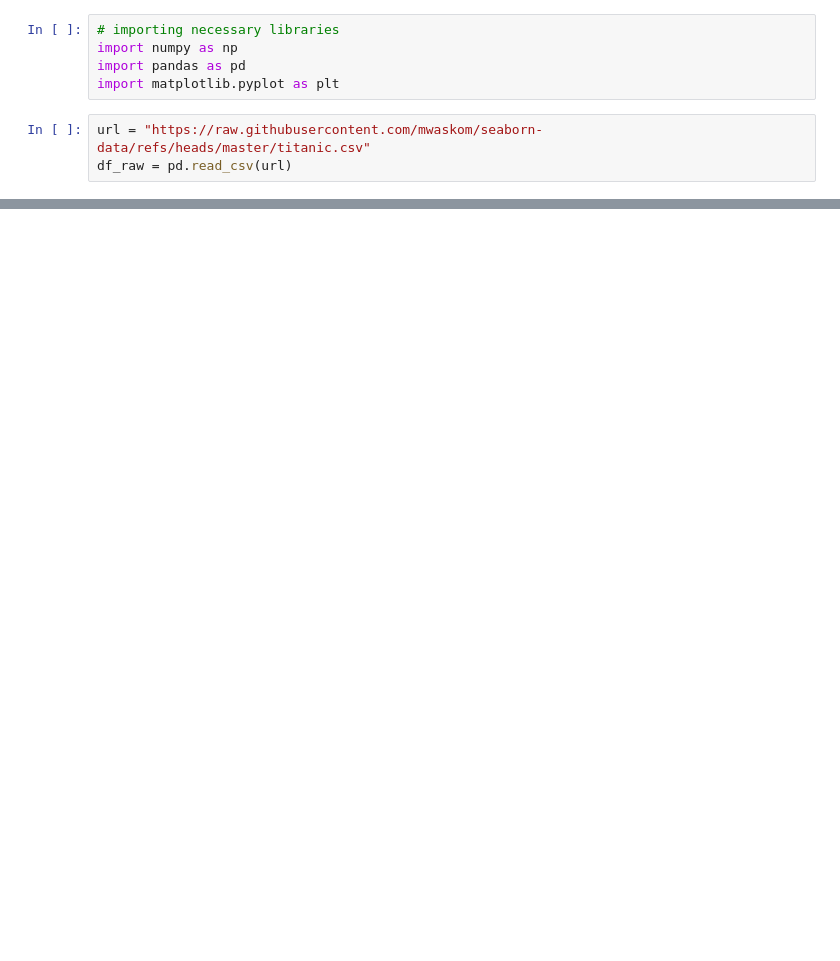
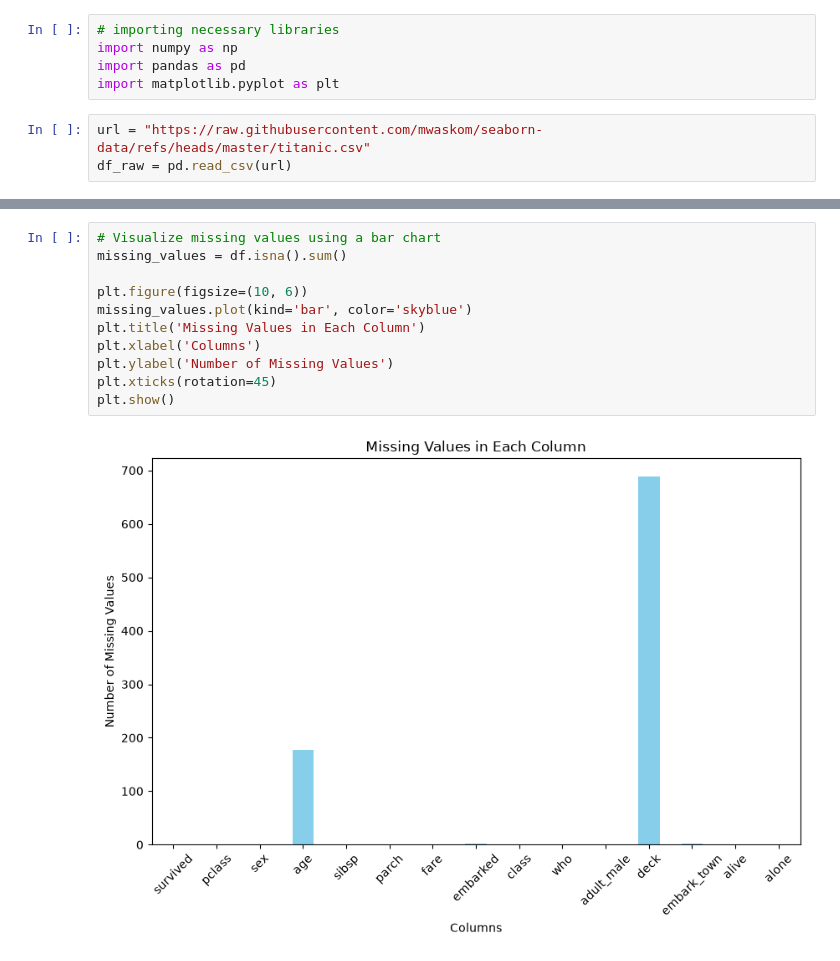
Before and after one commit to TangoRomeo80/Python-C-Summer-25-26, a Jupyter notebook: Final/data-processing.ipynb, the cells around one changed output, grey strips where cells are left out. Drawn from its saved outputs; the diff is of its cells as text; blank space fills up the shorter version.

```diff
--- a/Final/data-processing.ipynb
+++ b/Final/data-processing.ipynb
@@ -17,0 +161,13 @@ df_raw.head()
+# %%
+# Visualize missing values using a bar chart
+missing_values = df.isna().sum()
+
+plt.figure(figsize=(10, 6))
+missing_values.plot(kind='bar', color='skyblue')
+plt.title('Missing Values in Each Column')
+plt.xlabel('Columns')
+plt.ylabel('Number of Missing Values')
+plt.xticks(rotation=45)
+plt.show()
+# %% [output]
+[figure, added]
```
Also changed, not shown: parts of 16 cells of this notebook.
